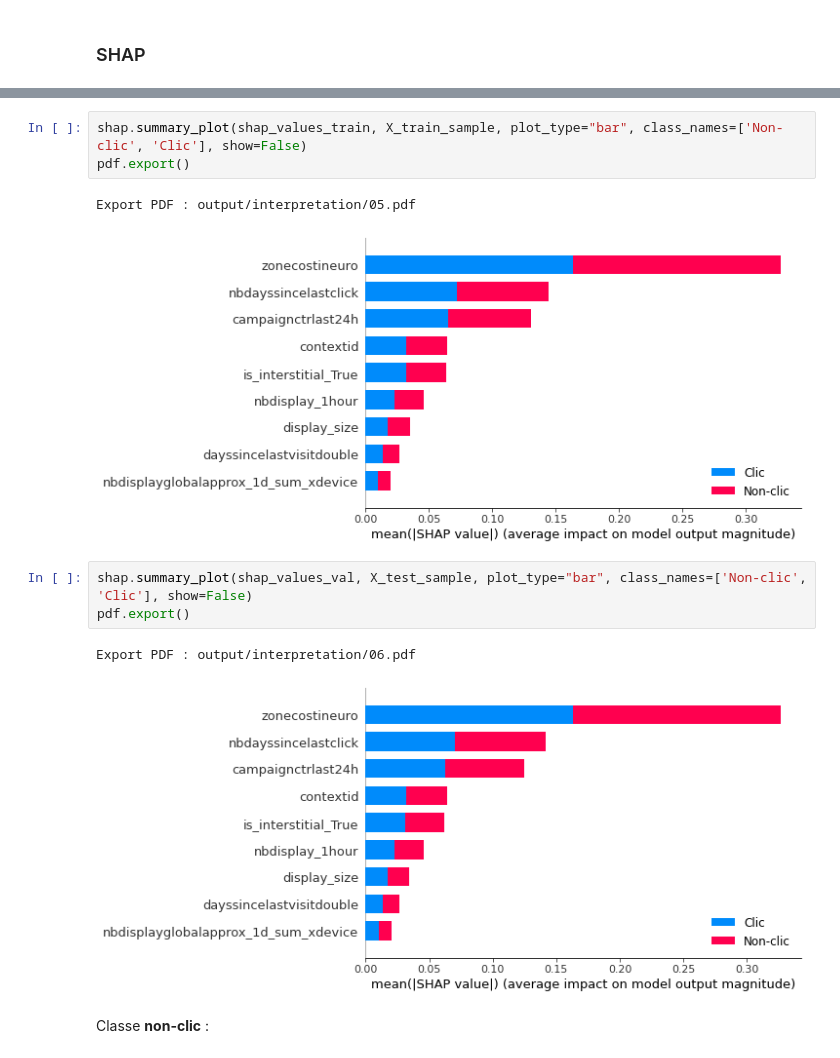
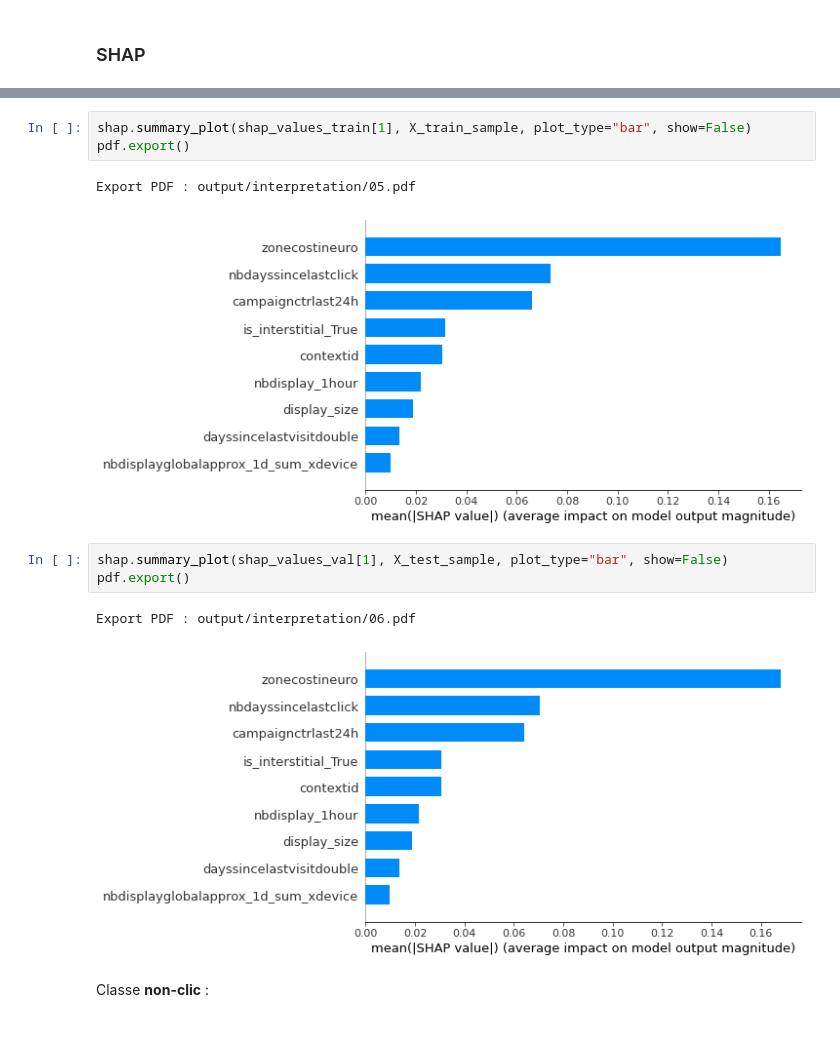
Before and after one commit to baptiste-pasquier/statapp, a Jupyter notebook: Modelisation/6_interpretation.ipynb, the cells around one changed output, grey strips where cells are left out. Drawn from its saved outputs; the diff is of its cells as text.

```diff
--- a/Modelisation/6_interpretation.ipynb
+++ b/Modelisation/6_interpretation.ipynb
@@ -334,15 +335,15 @@ Wall time: 4min 38s
 # %%
-shap.summary_plot(shap_values_train, X_train_sample, plot_type="bar", class_names=['Non-clic', 'Clic'], show=False)
+shap.summary_plot(shap_values_train[1], X_train_sample, plot_type="bar", show=False)
 pdf.export()
 # %% [output]
 Export PDF : output/interpretation/05.pdf
-[figure, old version]
+[figure, new version]
 # %%
-shap.summary_plot(shap_values_val, X_test_sample, plot_type="bar", class_names=['Non-clic', 'Clic'], show=False)
+shap.summary_plot(shap_values_val[1], X_test_sample, plot_type="bar", show=False)
 pdf.export()
 # %% [output]
 Export PDF : output/interpretation/06.pdf
-[figure, old version]
+[figure, new version]
 # %% [markdown]
 Classe **non-clic** :
 # %%
```
Also changed, not shown: parts of 21 cells of this notebook, 15 other files.
